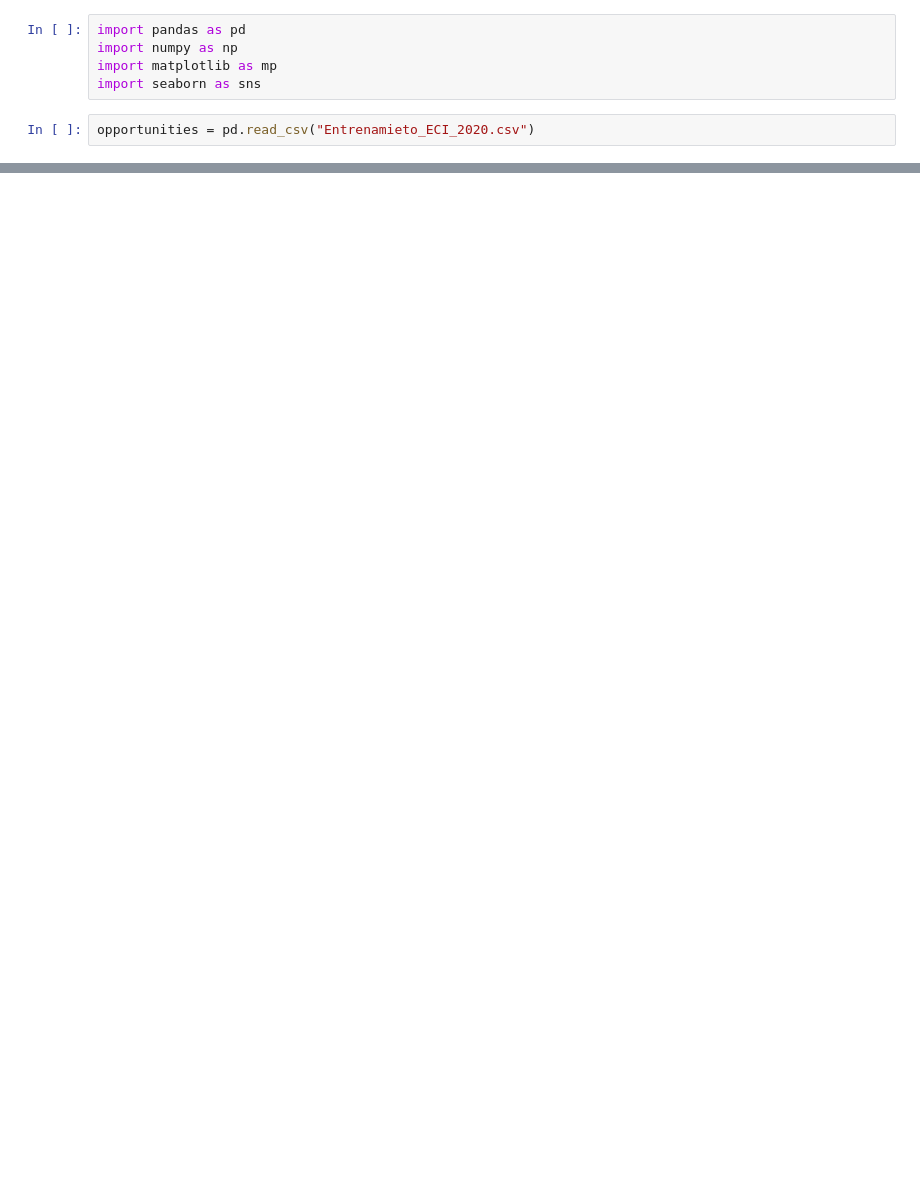
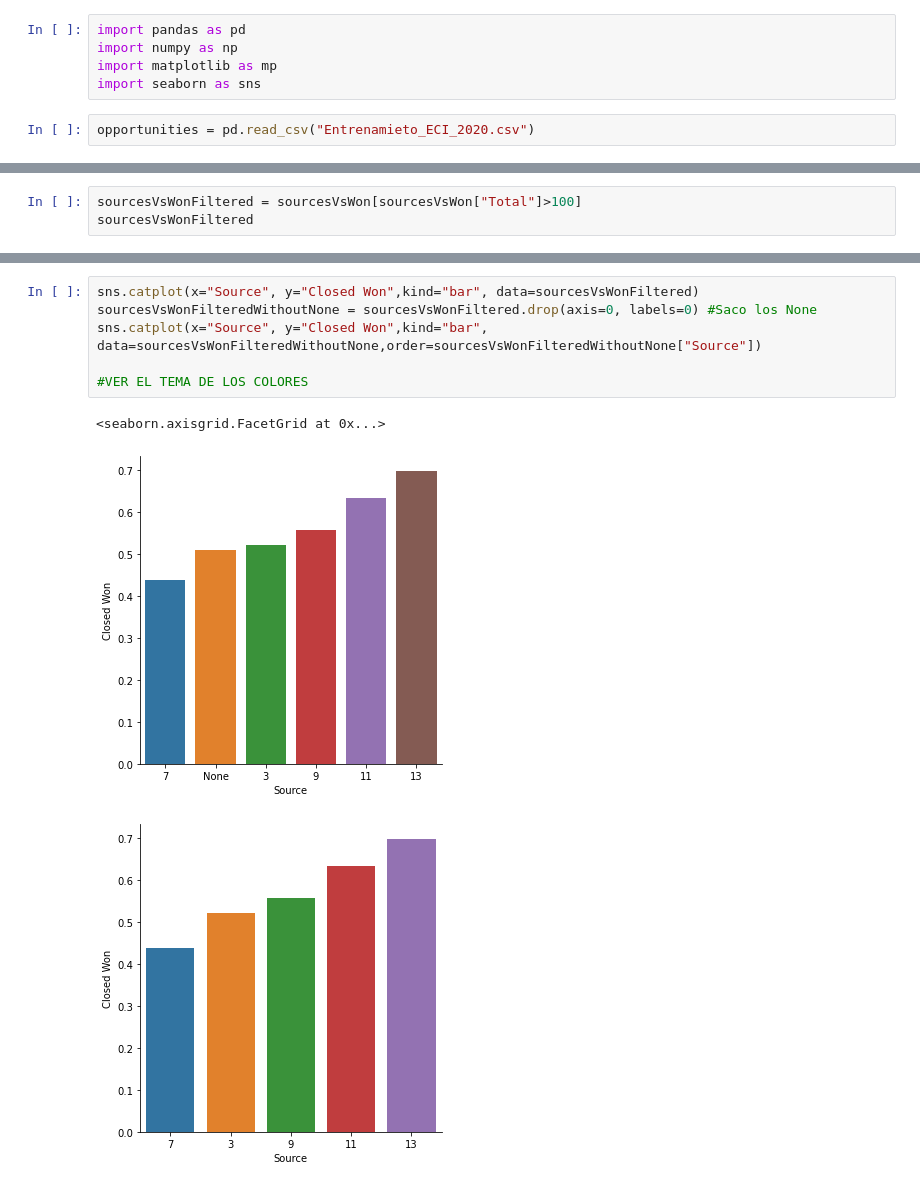
Before and after one commit to RiedelNicolas/75.06-2C2020-TP1, a Jupyter notebook: Source Analysis.ipynb, the cells around one changed output, grey strips where cells are left out. Drawn from its saved outputs; the diff is of its cells as text; blank space fills up the shorter version.

```diff
--- a/Source Analysis.ipynb
+++ b/Source Analysis.ipynb
@@ -34,0 +76,3 @@ sources.plot(kind="bar")
+# %%
+sourcesVsWonFiltered = sourcesVsWon[sourcesVsWon["Total"]>100]
+sourcesVsWonFiltered
@@ -35 +87,11 @@ sources.plot(kind="bar")
+# %%
+sns.catplot(x="Source", y="Closed Won",kind="bar", data=sourcesVsWonFiltered)
+sourcesVsWonFilteredWithoutNone = sourcesVsWonFiltered.drop(axis=0, labels=0) #Saco los None
+sns.catplot(x="Source", y="Closed Won",kind="bar", data=sourcesVsWonFilteredWithoutNone,order=sourcesVsWonFilteredWithoutNone["Source"])
+
+#VER EL TEMA DE LOS COLORES
+# %% [output]
+<seaborn.axisgrid.FacetGrid at 0x...>
+[figure, added]
+[figure, added]
 # %%
```
Also changed, not shown: parts of 16 cells of this notebook.
